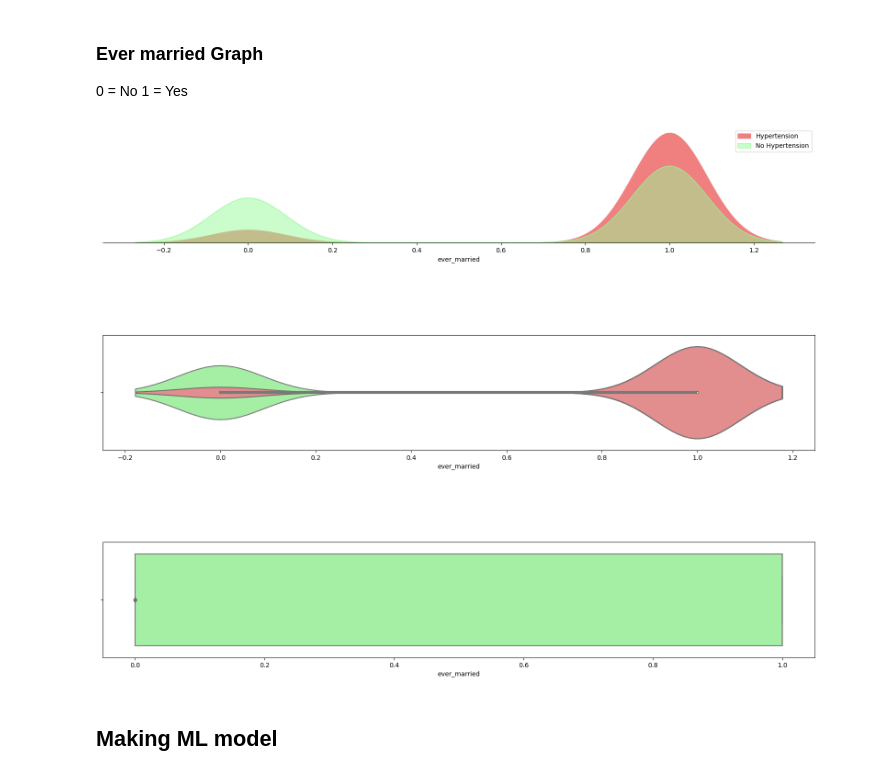
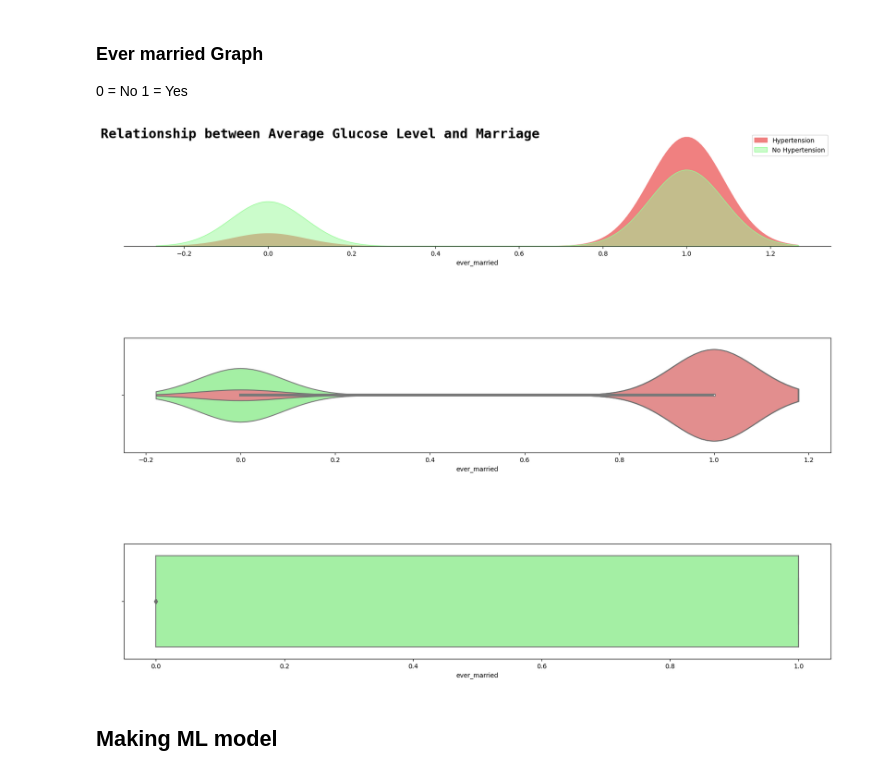
Before and after one commit to RISHABH-GUPTA-RG/HyptertensionDataVisualization, a Jupyter notebook: Main.ipynb, the cells around one changed output. Cells and saved outputs as stored; diff of their text form; code cells hidden in the pictures.

```diff
--- a/Main.ipynb
+++ b/Main.ipynb
@@ -534,30 +538,32 @@ for direction in ['top','right','left']:
 # %%
 fig=plt.figure(figsize=(20,15),facecolor='white')
 
 gs=fig.add_gridspec(3,1)
 gs.update(wspace=0, hspace=0.8)
 
 ax=fig.add_subplot(gs[0,0])
 ax1=fig.add_subplot(gs[1,0])
 ax2=fig.add_subplot(gs[2,0])
+
+ax.text(-0.4,4,'Relationship between Average Glucose Level and Marriage',fontsize=21,fontweight='bold', fontfamily='monospace')
 
 sns.kdeplot(data=df[df.hypertension==1],x='ever_married',ax=ax,fill=True,color='lightcoral',alpha=1)
 sns.kdeplot(data=df[df.hypertension==0],x='ever_married',ax=ax,fill=True,color='palegreen',alpha=0.5)
 
 sns.violinplot(data=df[df.hypertension==0],x='ever_married',ax=ax1,fill=True,color='palegreen',alpha=0.5)
 sns.violinplot(data=df[df.hypertension==1],x='ever_married',ax=ax1,fill=True,color='lightcoral',alpha=1)
 
 sns.boxplot(data=df[df.hypertension==0],x='ever_married',ax=ax2,color='palegreen')
 sns.boxplot(data=df[df.hypertension==1],x='ever_married',ax=ax2,color='lightcoral')
 
 ax.set_yticklabels('')
 ax.set_ylabel('')
 ax.legend(['Hypertension','No Hypertension'])
 ax.tick_params(axis='y',length=0)
 for direction in ['top','right','left']:
     ax.spines[direction].set_visible(False)
 # %% [output]
-[figure, old version]
+[figure, new version]
 # %% [markdown]
 ## Making ML model
 # %%
```
Also changed, not shown: parts of 9 cells of this notebook.
